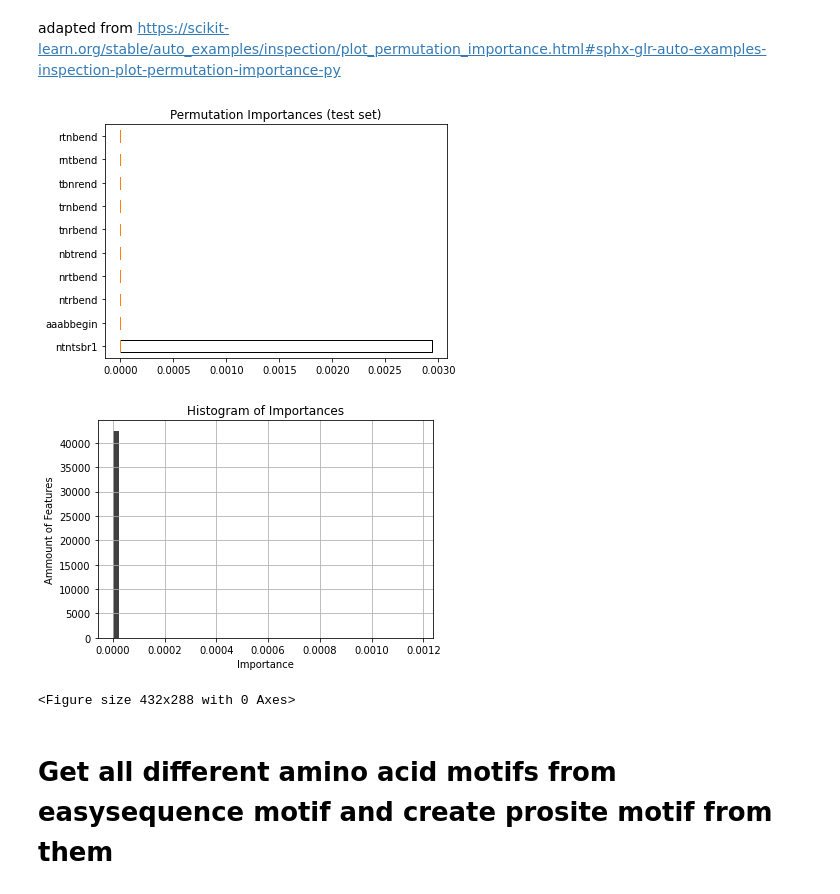
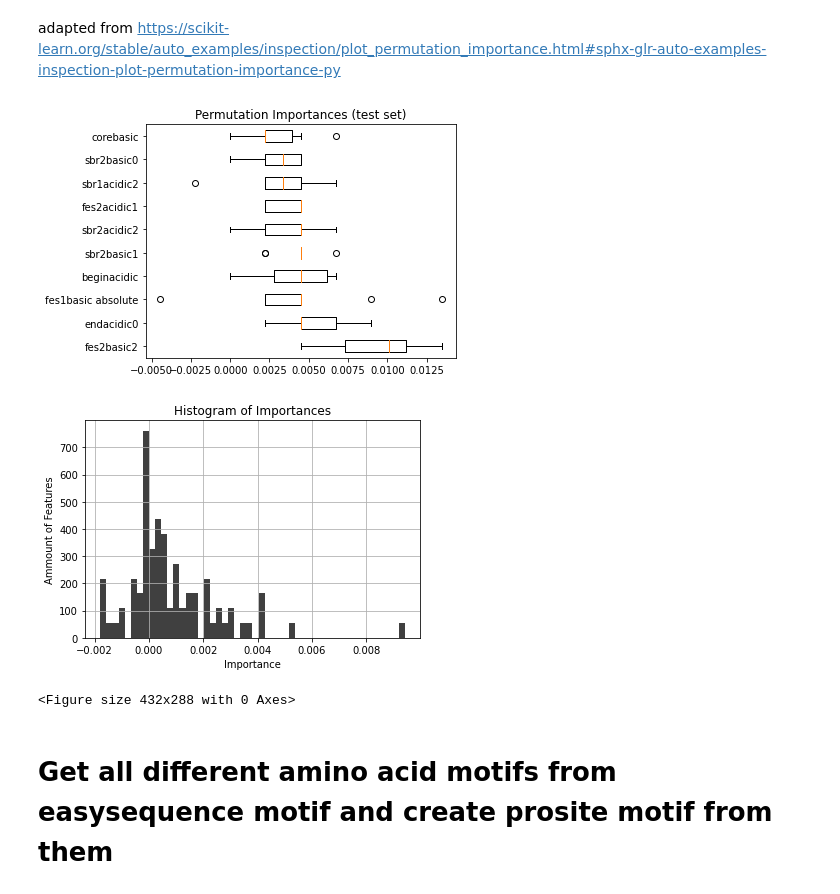
Before and after one commit to FriederikeBiermann/P450, a Jupyter notebook: PreFerrP450/PreFerrP450_main.ipynb, the cells around one changed output. Drawn from its saved outputs; the diff is of its cells as text; code cells hidden in the pictures.

```diff
--- a/PreFerrP450/PreFerrP450_main.ipynb
+++ b/PreFerrP450/PreFerrP450_main.ipynb
@@ -440,12 +491,12 @@ from sklearn.model_selection import train_test_split
 #how many rows?
 rows=10
 #fill in correct file names
-foldernameoutput="whole_dataset_neighbouring_threshold=20/Output/"
+foldernameoutput="neighbouring=4_threshold=20/Output/"
 filename = foldernameoutput+'/forestclassifieronlynext.sav'
 filenameout=foldernameoutput+"/_include_parts_motifs_importances.txt"
 fname=foldernameoutput+"/_include_parts_motifs_importances.pdf"
 hisname=foldernameoutput+"/_include_parts_motifs_importanceshis.png"
-pathcompletetable="whole_dataset_neighbouring_threshold=20/Output/whole_dataset_neighbouring_threshold=20_feature_matrix_without_duplicates_include_parts_._withprediciton.csv"
+pathcompletetable="neighbouring=4_threshold=20/Output/neighbouring=4_threshold=20_feature_matrix_without_duplicates_include_parts__without_sequence_motifs_._withprediciton.csv"
 
 completetable=pd.read_csv(pathcompletetable)
 completetable.drop(columns=['prediction'],inplace=True)
@@ -453,35 +504,35 @@ x_data = completetable.loc[:, completetable.columns != 'target' ]
 y_data = completetable['target']
 x_train, x_test, y_train, y_test = train_test_split(x_data, y_data ,test_size = 0.4, shuffle=True)
 forest = pickle.load(open(filename, 'rb'))
 feature_names=x_data.columns
 result = permutation_importance(forest, x_test, y_test, n_repeats=10,
                                random_state=42, n_jobs=2)
 sorted_idx =(-result.importances_mean).argsort()
 labels=x_test.columns[sorted_idx]
 sorted_idx_fetched=sorted_idx[0:rows]
 fig, ax = plt.subplots()
 ax.boxplot(result.importances[sorted_idx_fetched].T,
            vert=False,labels= labels[0:rows])
 ax.set_title("Permutation Importances (test set)")
 fig.tight_layout()
 plt.show()
 
 with open(filenameout, 'w') as f:
     for s in sorted_idx:
         f.write(str(x_test.columns[s])+","+ str(result.importances_mean[s]) +'\n')
 fig.savefig(fname)
 
 # the histogram of the data
 n, bins, patches = plt.hist(result.importances_mean[sorted_idx], 50, density=True, facecolor='k', alpha=0.75)
 plt.xlabel('Importance')
 plt.ylabel('Ammount of Features')
 plt.title('Histogram of Importances')
 plt.grid(True)
 plt.show()
 plt.savefig(hisname)
 # %% [output]
-[figure, old version]
+[figure, new version]
-[figure, old version]
+[figure, new version]
 <Figure size 432x288 with 0 Axes>
 # %% [markdown]
 # Get all different amino acid motifs from easysequence motif and create prosite motif from them
```
Also changed, not shown: parts of 4 cells of this notebook, 11 other files.
